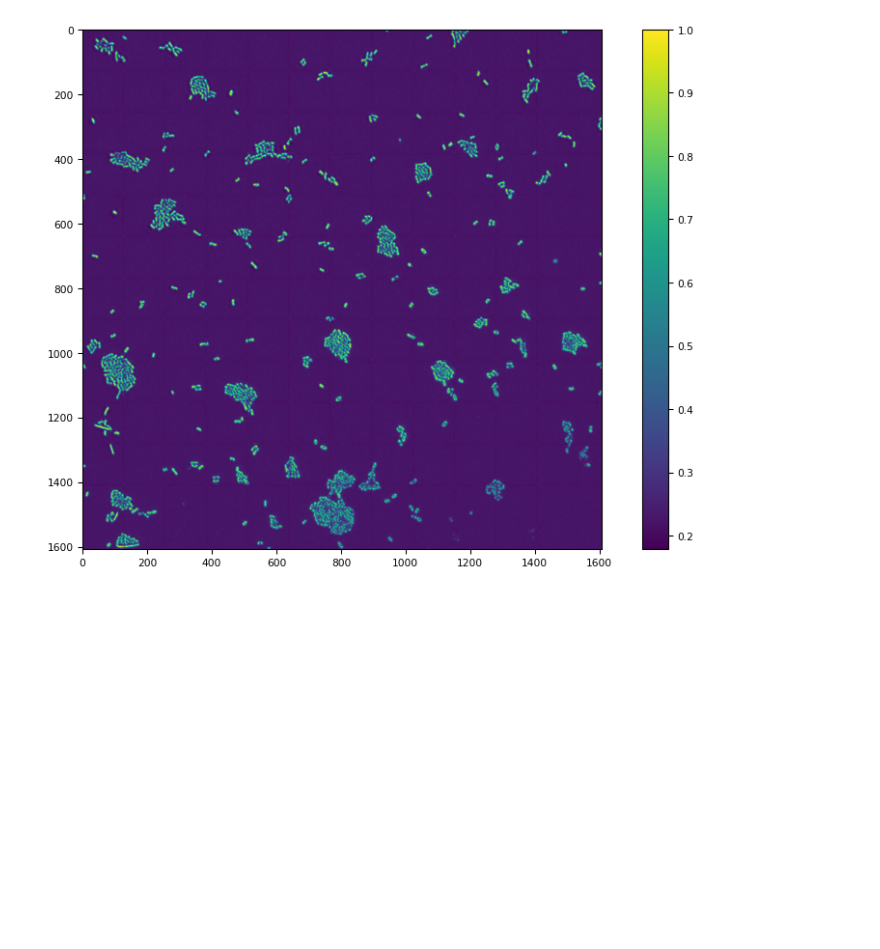
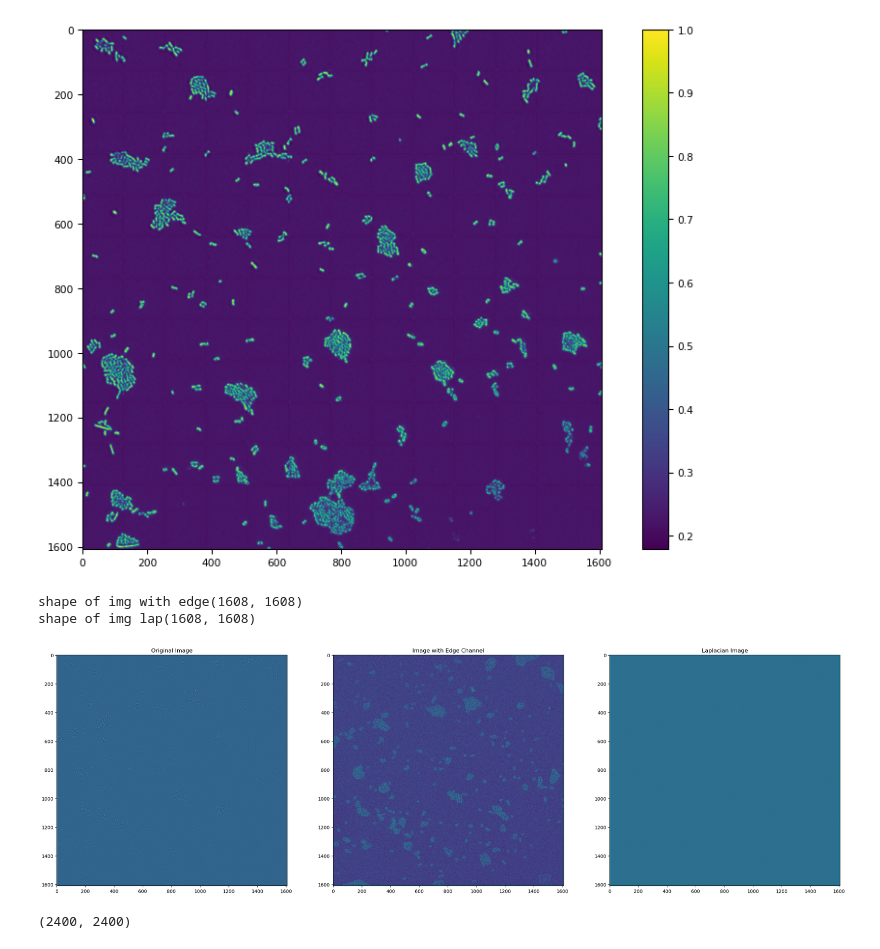
Before and after one commit to phisanti/Semantic_bac_segment, a Jupyter notebook: experiments/test_model.ipynb, the cells around one changed output. Saved outputs shown, nothing was run; the diff lists cells and outputs as text; code cells hidden in the pictures; blank space fills up the shorter version.

```diff
--- a/experiments/test_model.ipynb
+++ b/experiments/test_model.ipynb
@@ -39,0 +117,52 @@ tifffile.imshow(np.power(output, 0.5))
+# %%
+img = tifffile.imread('../data/source_norm/img_2.tiff')
+# %%
+import matplotlib.pyplot as plt
+import numpy as np
+
+# Assuming img is a numpy array
+img_tensor = torch.from_numpy(img).unsqueeze(0).unsqueeze(0).float()
+
+# Apply the function
+img_with_edge = add_edge_channel(img_tensor)
+img_max_edge=add_maxedge_channel(img_tensor)
+img_lap= add_laplacian_channel(img_tensor)
+# Convert back to numpy
+img_with_edge_np = img_with_edge.squeeze(0).unsqueeze(0).numpy()
+img_lap_np=img_lap.squeeze(0).unsqueeze(0).numpy()
+# %%
+img_with_edge_np=img_with_edge_np[0, 1]
+img_lap_np=img_lap_np[0, 1]
+# %%
+img_with_edge_np=img_with_edge_np[0, 0]
+img_lap_np=img_lap_np[0, 0]
+# %%
+print(f'shape of img with edge{img_with_edge_np.shape}')
+print(f'shape of img lap{img_lap_np.shape}')
+# %% [output]
+shape of img with edge(1608, 1608)
+shape of img lap(1608, 1608)
+# %%
+from PIL import Image, ImageOps
+import numpy as np
+plt.figure(figsize=(30, 10))  # Increase the figure size
+
+plt.subplot(1, 3, 1)  # Change the second parameter to 3
+plt.imshow(np.power(img, 2), cmap='viridis')
+plt.title('Original Image')
+
+plt.subplot(1, 3, 2)  # Change the second parameter to 3
+plt.imshow(np.power(img_with_edge_np, 0.5), cmap='viridis')
+plt.title('Image with Edge Channel')
+
+plt.subplot(1, 3, 3)  # Add this block for the third plot
+plt.imshow(np.power(img_lap_np*5+10, 0.95), cmap='viridis')
+plt.title('Laplacian Image')
+
+plt.show()
+# %% [output]
+[figure, added]
+# %%
+img_with_edge_np.shape
+# %% [output]
+(2400, 2400)
```
Also changed, not shown: parts of 3 cells of this notebook, 22 other files.
